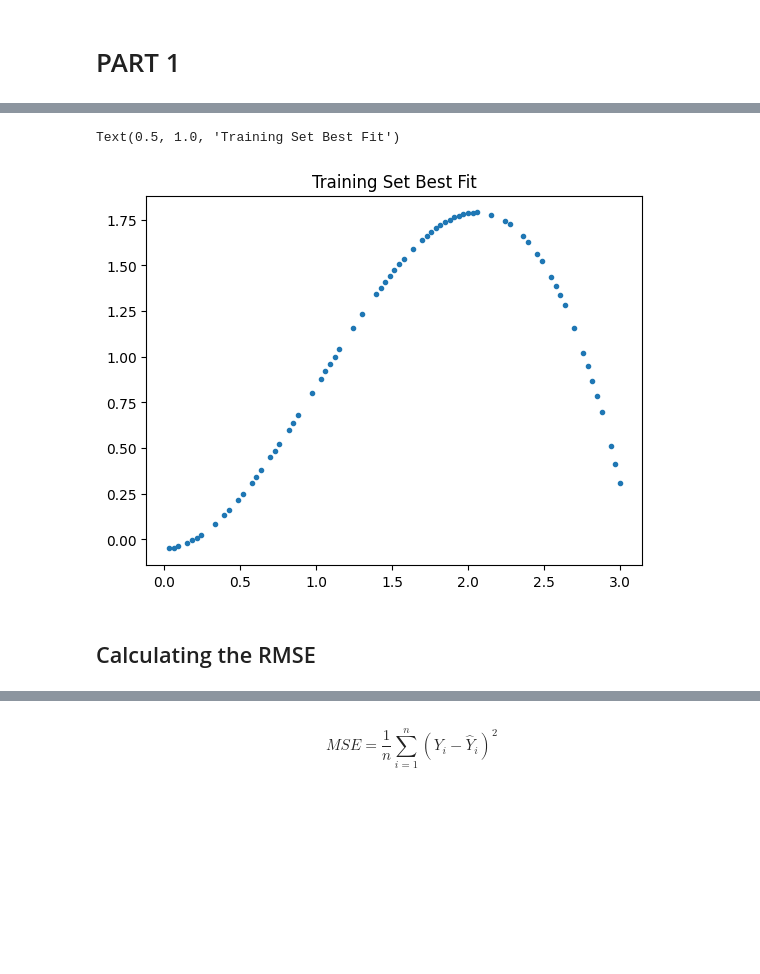
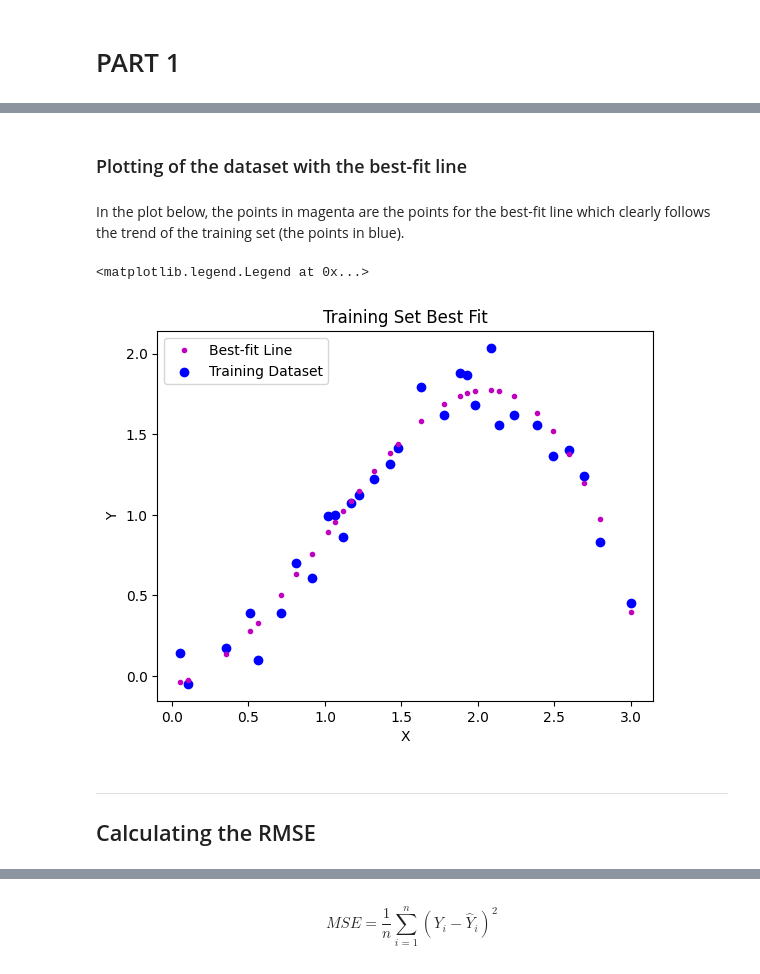
Before and after one commit to bipedalsh33p/App-Physics-157, a Jupyter notebook: Lab Assignments Submissions/Manliguez_AP157_lab_assignment_A1.ipynb, the cells around one changed output, grey strips where cells are left out. Cells and saved outputs as stored; diff of their text form; code cells hidden in the pictures; blank space fills up the shorter version.

```diff
--- a/Lab Assignments Submissions/Manliguez_AP157_lab_assignment_A1.ipynb
+++ b/Lab Assignments Submissions/Manliguez_AP157_lab_assignment_A1.ipynb
@@ -84,9 +119,18 @@ best_y = best_fit(X_train)
-# %%
-fig1 = plt.figure()
-plt.plot(X_train,best_y, ls = 'none', marker = '.')
-plt.title('Training Set Best Fit')
-# %% [output]
-Text(0.5, 1.0, 'Training Set Best Fit')
-[figure, removed]
+# %% [markdown]
+### Plotting of the dataset with the best-fit line
+# %% [markdown]
+In the plot below, the points in magenta are the points for the best-fit line which clearly follows the trend of the training set (the points in blue).
+# %%
+fig1 = plt.figure()
+plt.plot(X_train,best_y, ls = 'none', marker = '.', label = 'Best-fit Line', c ='m') #plotting the best-fit line with best_y as the y-values corresponding to the x-values, X_train
+plt.scatter(X_train,Y_train, c = 'b', label = "Training Dataset")#plotting the training set with Y_train as the y-values corresponding to the x_values, X_train
+plt.title('Training Set Best Fit')
+plt.xlabel("X")
+plt.ylabel("Y")
+plt.legend()
+# %% [output]
+<matplotlib.legend.Legend at 0x...>
+[figure, added]
 # %% [markdown]
+---
 ## Calculating the RMSE
```
Also changed, not shown: parts of 38 cells of this notebook, 2 other files.
